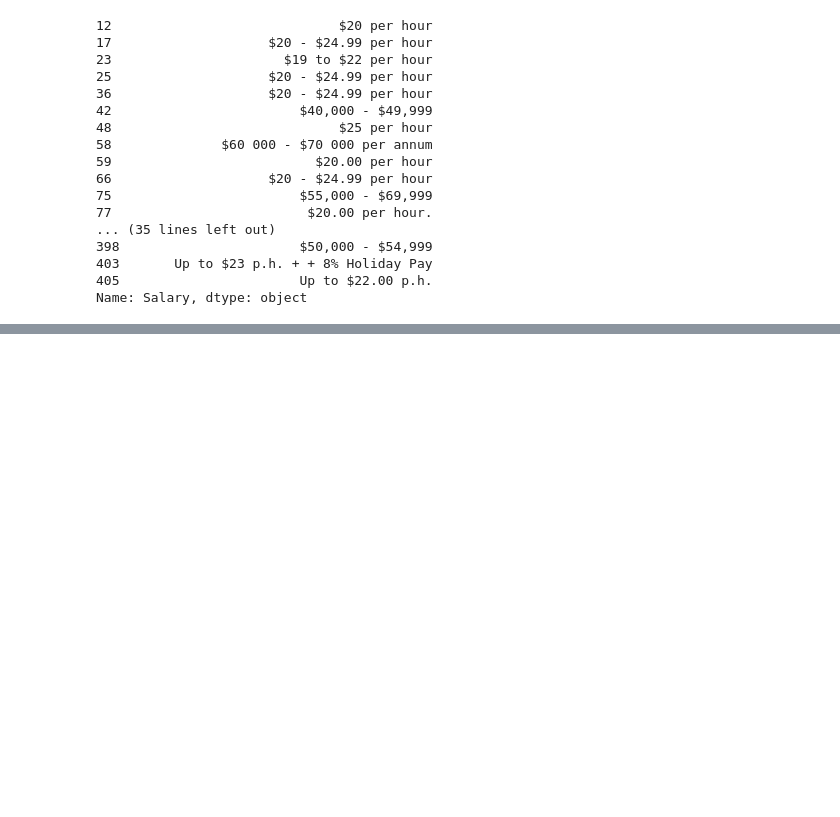
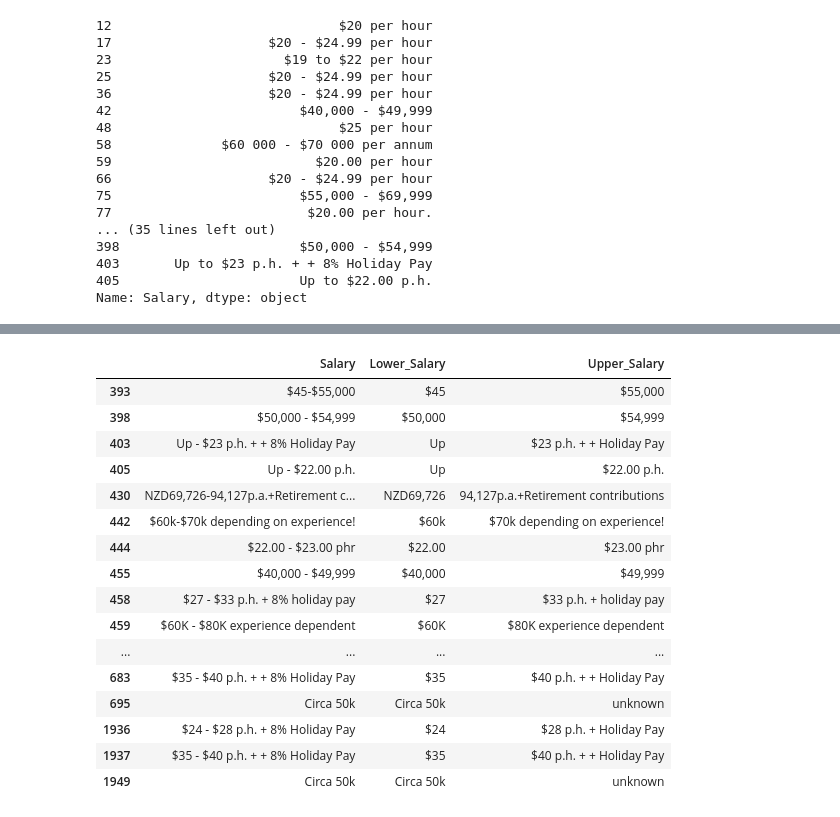
Before and after one commit to smyzw1wzq/da_project, a Jupyter notebook: task.ipynb, the cells around one changed output, grey strips where cells are left out. Cells and saved outputs as stored; diff of their text form; code cells hidden in the pictures; blank space fills up the shorter version.

```diff
--- a/task.ipynb
+++ b/task.ipynb
@@ -460,0 +503,23 @@ df.head()
+# %%
+df['Lower_Salary'] = df['Lower_Salary'].str.replace('8%', '', regex=True)
+df['Upper_Salary'] = df['Upper_Salary'].str.replace('8%', '', regex=True)
+# %%
+df[df['Salary'].str.contains('\d',na=False)][['Salary','Lower_Salary','Upper_Salary']].tail(50)
+# %% [output]
+|  | Salary | Lower_Salary | Upper_Salary |
+| 393 | $45-$55,000 | $45 | $55,000 |
+| 398 | $50,000 - $54,999 | $50,000 | $54,999 |
+| 403 | Up - $23 p.h. + + 8% Holiday Pay | Up | $23 p.h. + + Holiday Pay |
+| 405 | Up - $22.00 p.h. | Up | $22.00 p.h. |
+| 430 | NZD69,726-94,127p.a.+Retirement c... | NZD69,726 | 94,127p.a.+Retirement contributions |
+| 442 | $60k-$70k depending on experience! | $60k | $70k depending on experience! |
+| 444 | $22.00 - $23.00 phr | $22.00 | $23.00 phr |
+| 455 | $40,000 - $49,999 | $40,000 | $49,999 |
+| 458 | $27 - $33 p.h. + 8% holiday pay | $27 | $33 p.h. + holiday pay |
+| 459 | $60K - $80K experience dependent | $60K | $80K experience dependent |
+| ... | ... | ... | ... |
+| 683 | $35 - $40 p.h. + + 8% Holiday Pay | $35 | $40 p.h. + + Holiday Pay |
+| 695 | Circa 50k | Circa 50k | unknown |
+| 1936 | $24 - $28 p.h. + 8% Holiday Pay | $24 | $28 p.h. + Holiday Pay |
+| 1937 | $35 - $40 p.h. + + 8% Holiday Pay | $35 | $40 p.h. + + Holiday Pay |
+| 1949 | Circa 50k | Circa 50k | unknown |
```
Also changed, not shown: parts of 29 cells of this notebook.
